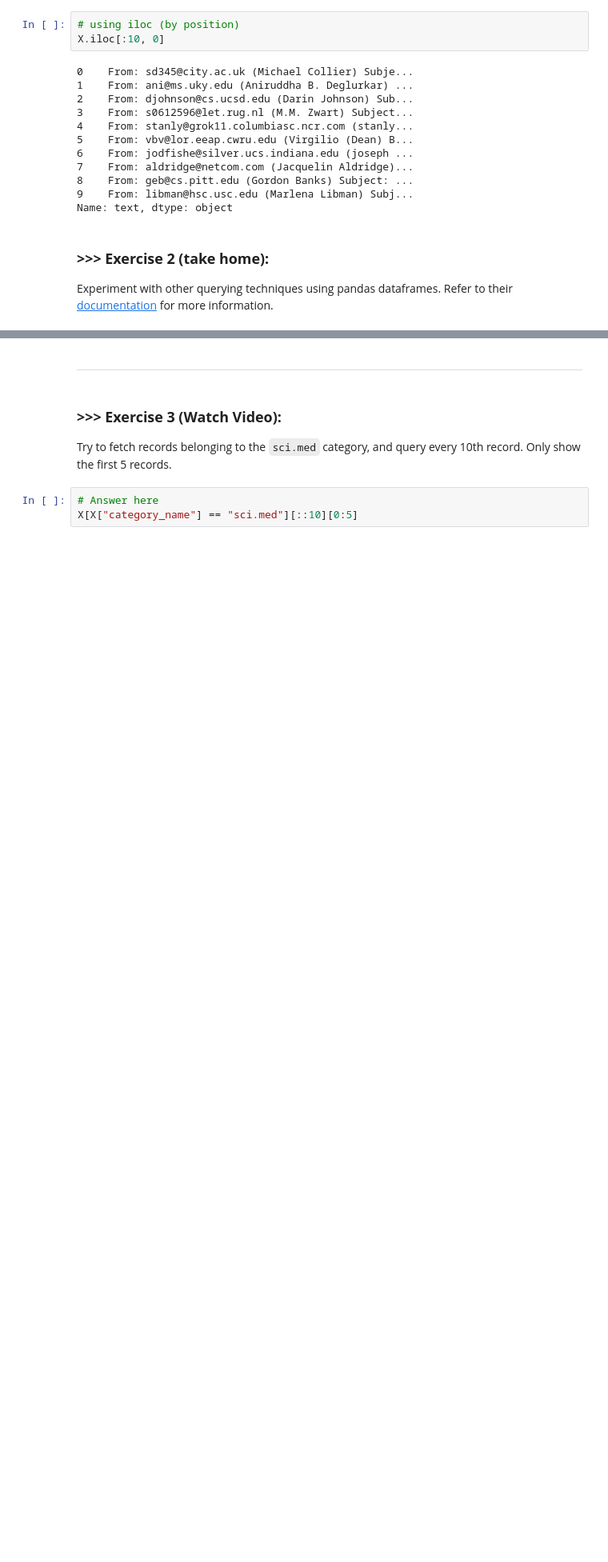
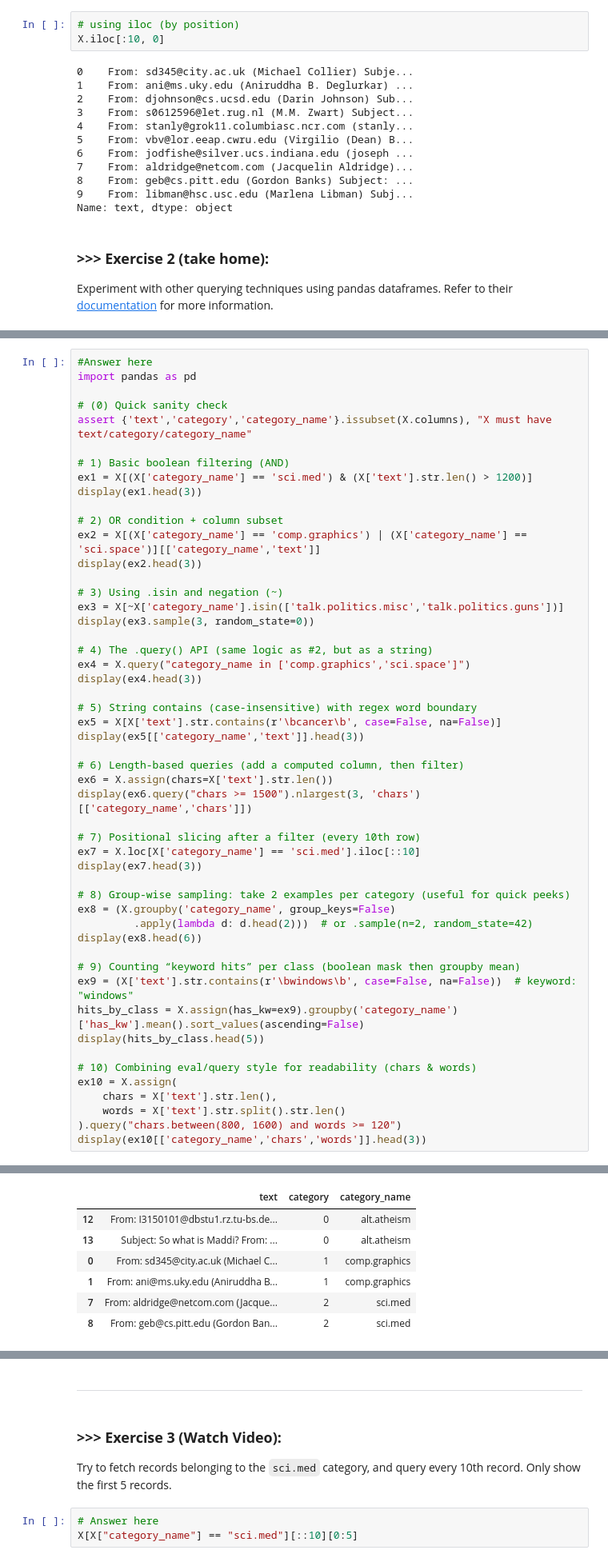
Before and after one commit to Thewo-6/DM2025-Lab1-Exercise, a Jupyter notebook: DM2025-Lab1-Master.ipynb, the cells around one changed output, grey strips where cells are left out. Shown at 80% size. Drawn from its saved outputs; the diff is of its cells as text; blank space fills up the shorter version.

```diff
--- a/DM2025-Lab1-Master.ipynb
+++ b/DM2025-Lab1-Master.ipynb
@@ -396,0 +395,52 @@ Experiment with other querying techniques using pandas dataframes. Refer to thei
+# %%
+#Answer here
+import pandas as pd
+
+# (0) Quick sanity check
+assert {'text','category','category_name'}.issubset(X.columns), "X must have text/category/category_name"
+
+# 1) Basic boolean filtering (AND)
+ex1 = X[(X['category_name'] == 'sci.med') & (X['text'].str.len() > 1200)]
+display(ex1.head(3))
+
+# 2) OR condition + column subset
+ex2 = X[(X['category_name'] == 'comp.graphics') | (X['category_name'] == 'sci.space')][['category_name','text']]
+display(ex2.head(3))
+
+# 3) Using .isin and negation (~)
+ex3 = X[~X['category_name'].isin(['talk.politics.misc','talk.politics.guns'])]
+display(ex3.sample(3, random_state=0))
+
+# 4) The .query() API (same logic as #2, but as a string)
+ex4 = X.query("category_name in ['comp.graphics','sci.space']")
+display(ex4.head(3))
+
+# 5) String contains (case-insensitive) with regex word boundary
+ex5 = X[X['text'].str.contains(r'\bcancer\b', case=False, na=False)]
+display(ex5[['category_name','text']].head(3))
+
+# 6) Length-based queries (add a computed column, then filter)
+ex6 = X.assign(chars=X['text'].str.len())
+display(ex6.query("chars >= 1500").nlargest(3, 'chars')[['category_name','chars']])
+
+# 7) Positional slicing after a filter (every 10th row)
+ex7 = X.loc[X['category_name'] == 'sci.med'].iloc[::10]
+display(ex7.head(3))
+
+# 8) Group-wise sampling: take 2 examples per category (useful for quick peeks)
+ex8 = (X.groupby('category_name', group_keys=False)
+         .apply(lambda d: d.head(2)))  # or .sample(n=2, random_state=42)
+display(ex8.head(6))
+
+# 9) Counting “keyword hits” per class (boolean mask then groupby mean)
+ex9 = (X['text'].str.contains(r'\bwindows\b', case=False, na=False))  # keyword: "windows"
+hits_by_class = X.assign(has_kw=ex9).groupby('category_name')['has_kw'].mean().sort_values(ascending=False)
+display(hits_by_class.head(5))
+
+# 10) Combining eval/query style for readability (chars & words)
+ex10 = X.assign(
+    chars = X['text'].str.len(),
+    words = X['text'].str.split().str.len()
+).query("chars.between(800, 1600) and words >= 120")
+display(ex10[['category_name','chars','words']].head(3))
+# %% [output]
@@ -396,0 +475,7 @@ Experiment with other querying techniques using pandas dataframes. Refer to thei
+|  | text | category | category_name |
+| 12 | From: I3150101@dbstu1.rz.tu-bs.de... | 0 | alt.atheism |
+| 13 | Subject: So what is Maddi? From: ... | 0 | alt.atheism |
+| 0 | From: sd345@city.ac.uk (Michael C... | 1 | comp.graphics |
+| 1 | From: ani@ms.uky.edu (Aniruddha B... | 1 | comp.graphics |
+| 7 | From: aldridge@netcom.com (Jacque... | 2 | sci.med |
+| 8 | From: geb@cs.pitt.edu (Gordon Ban... | 2 | sci.med |
```
Also changed, not shown: parts of 10 cells of this notebook.
